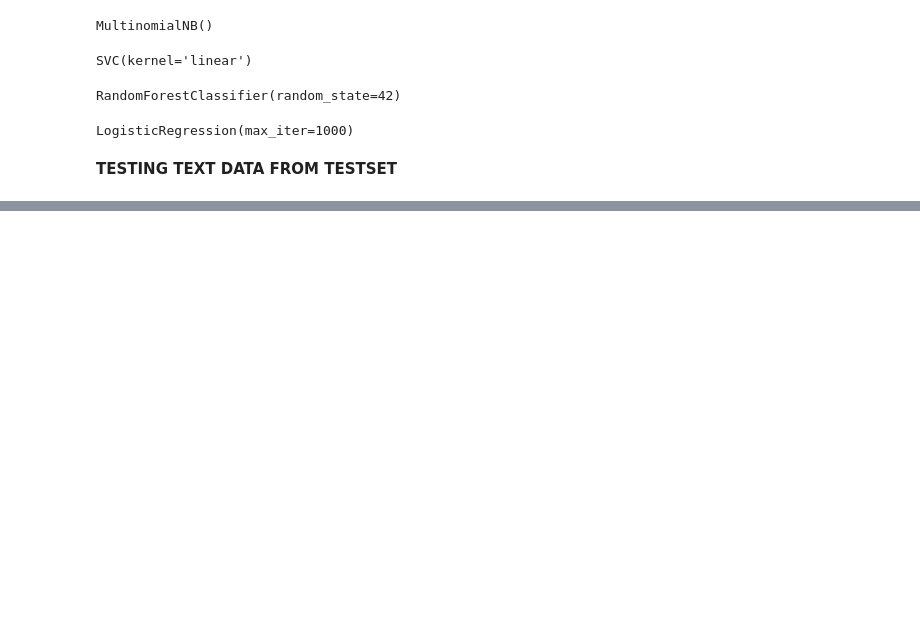
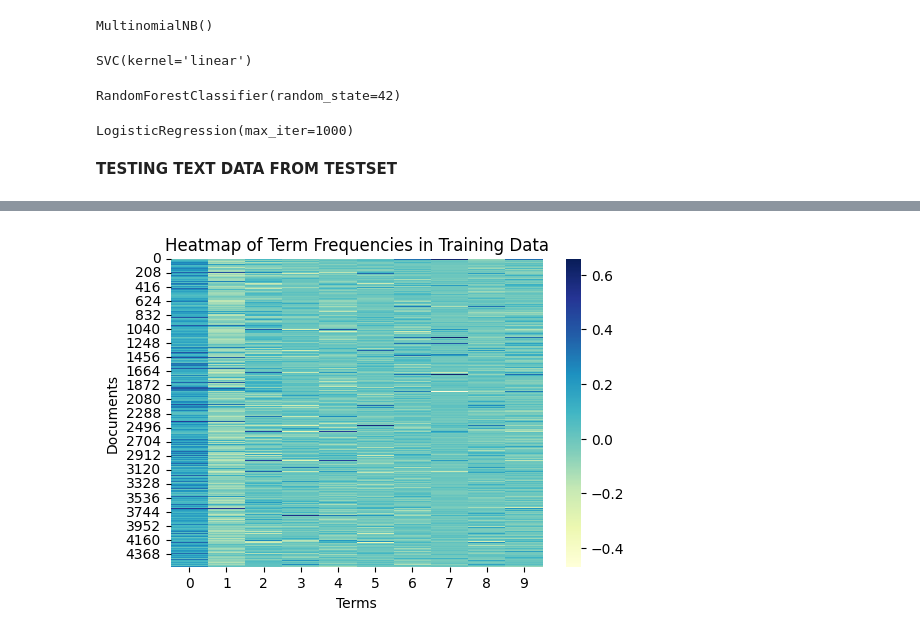
Before and after one commit to deliciousushi/Real-Time-Spam-Detection, a Jupyter notebook: Untitled1.ipynb, the cells around one changed output, grey strips where cells are left out. Drawn from its saved outputs; the diff is of its cells as text; code cells hidden in the pictures; blank space fills up the shorter version.

```diff
--- a/Untitled1.ipynb
+++ b/Untitled1.ipynb
@@ -214,7 +199,5 @@ X_test_raw.shape
 # %% [markdown]
 **PRE-PROCESSING TRAINING DATA**
 # %%
-from sklearn.feature_extraction.text import CountVectorizer
-
-nltk.download('punkt')
-nltk.download('stopwords')
+from sklearn.feature_extraction.text import TfidfVectorizer
+vectorizer = TfidfVectorizer()
@@ -296,6 +305,5 @@ Name: Message, Length: 4125, dtype: object
 # %%
 # Vectorize using CountVectorizer
-vectorizer = CountVectorizer()
 X_train = vectorizer.fit_transform(X_train)
 # %%
 X_train
@@ -462,0 +451,21 @@ weighted avg       0.98      0.98      0.98      1032
+# %%
+import seaborn as sns
+from sklearn.decomposition import TruncatedSVD
+
+# Convert to DataFrame for visualization
+X_train_df = pd.DataFrame(X_train.toarray(), columns=vectorizer.get_feature_names_out())
+svd = TruncatedSVD(n_components=10, random_state=42)  # Adjust n_components as needed
+X_reduced = svd.fit_transform(X_train)
+
+# Convert to DataFrame for visualization
+X_reduced_df = pd.DataFrame(X_reduced)
+
+# Plotting the heatmap
+plt.figure(figsize=(6, 4))
+sns.heatmap(X_reduced_df, cmap='YlGnBu', annot=False)
+plt.title('Heatmap of Term Frequencies in Training Data')
+plt.xlabel('Terms')
+plt.ylabel('Documents')
+plt.show()
+# %% [output]
+[figure, added]
```
Also changed, not shown: parts of 37 cells of this notebook.
